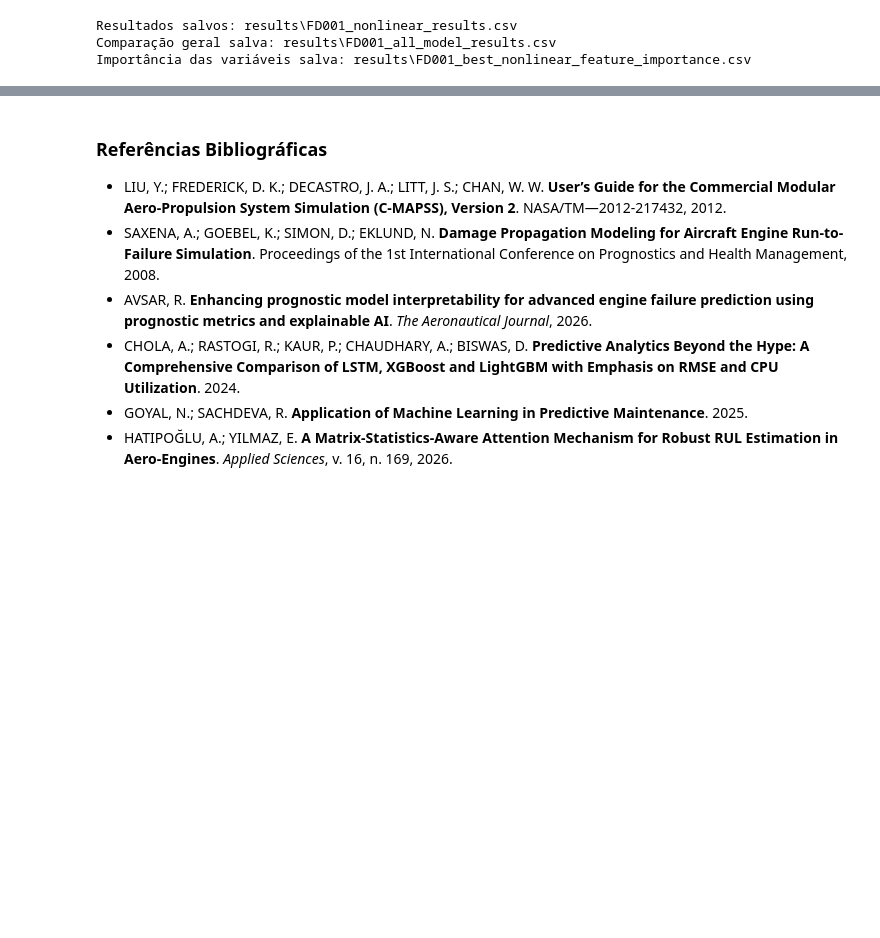
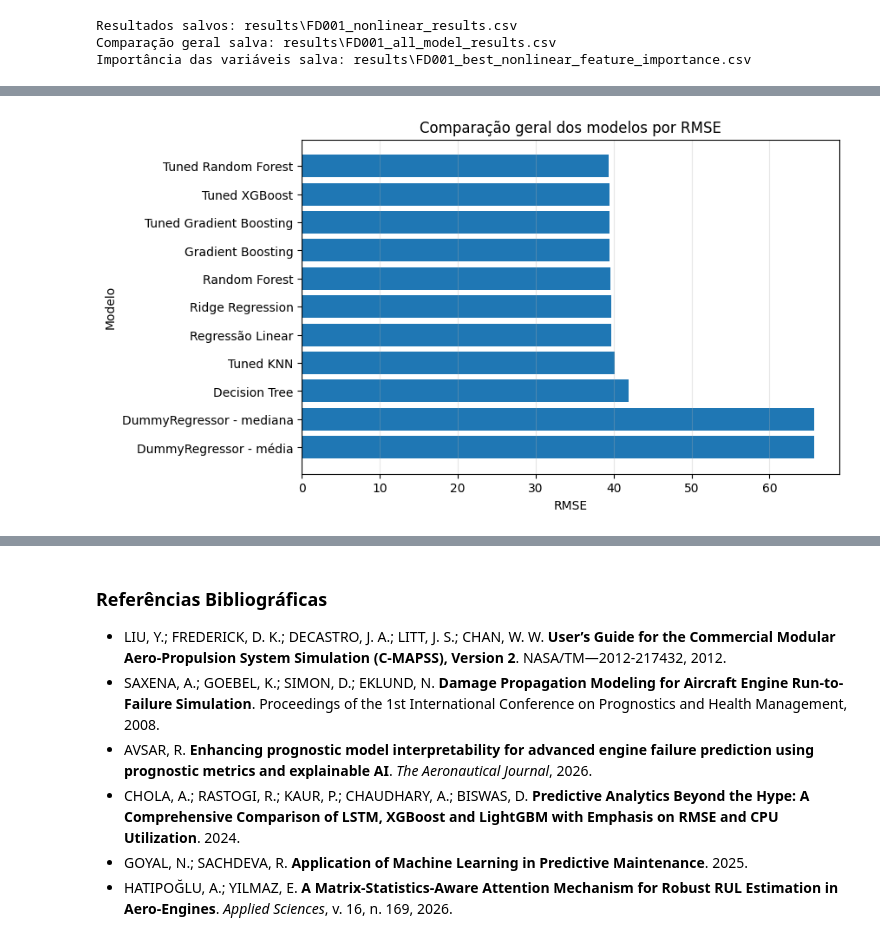
Before and after one commit to ander-oliveira/rul-prediction-cmapss, a Jupyter notebook: Prediction_RUL_CMAPSS.ipynb, the cells around one changed output, grey strips where cells are left out. Saved outputs shown, nothing was run; the diff lists cells and outputs as text; code cells hidden in the pictures; blank space fills up the shorter version.

Commit message:
Phase 8: Improving Regression Models

```diff
--- a/Prediction_RUL_CMAPSS.ipynb
+++ b/Prediction_RUL_CMAPSS.ipynb
@@ -1712,0 +1890,2 @@ Importância das variáveis salva: results\FD001_best_nonlinear_feature_importan
+# %%
+xgb_search.fit(X_train_split, y_train_split, groups=groups_train_split)
@@ -1712,0 +1938,16 @@ Importância das variáveis salva: results\FD001_best_nonlinear_feature_importan
+# %%
+tuned_models = {"Tuned KNN": knn_search.best_estimator_, "Tuned Random Forest": rf_search.best_estimator_,
+                "Tuned Gradient Boosting": gb_search.best_estimator_, "Tuned XGBoost": xgb_search.best_estimator_}
+
+tuned_results = []
+tuned_predictions = {}
+
+for model_name, model in tuned_models.items():
+    y_pred = model.predict(X_val_split)
+    tuned_predictions[model_name] = y_pred
+    tuned_results.append({"model": model_name, "MAE": mean_absolute_error(y_val_split, y_pred),
+                          "RMSE": np.sqrt(mean_squared_error(y_val_split, y_pred)),
+                          "R2": r2_score(y_val_split, y_pred)})
+# %%
+tuned_results_df = pd.DataFrame(tuned_results)
+tuned_results_df.sort_values("RMSE", inplace=True, ignore_index=True)
@@ -1712,0 +1974,5 @@ Importância das variáveis salva: results\FD001_best_nonlinear_feature_importan
+# %%
+extended_results_df = pd.concat([all_results_df, tuned_results_df], ignore_index=True)
+extended_results_df.sort_values("RMSE", inplace=True, ignore_index=True)
+
+extended_results_df.round(3)
@@ -1712,0 +1992,12 @@ Importância das variáveis salva: results\FD001_best_nonlinear_feature_importan
+# %%
+plt.figure(figsize=(8, 5))
+plt.barh(extended_results_df["model"], extended_results_df["RMSE"])
+plt.gca().invert_yaxis()
+
+plt.title("Comparação geral dos modelos por RMSE")
+plt.xlabel("RMSE")
+plt.ylabel("Modelo")
+plt.grid(axis="x", alpha=0.3)
+plt.show()
+# %% [output]
+[figure, added]
```
Also changed, not shown: parts of 40 cells of this notebook, 4 other files.
